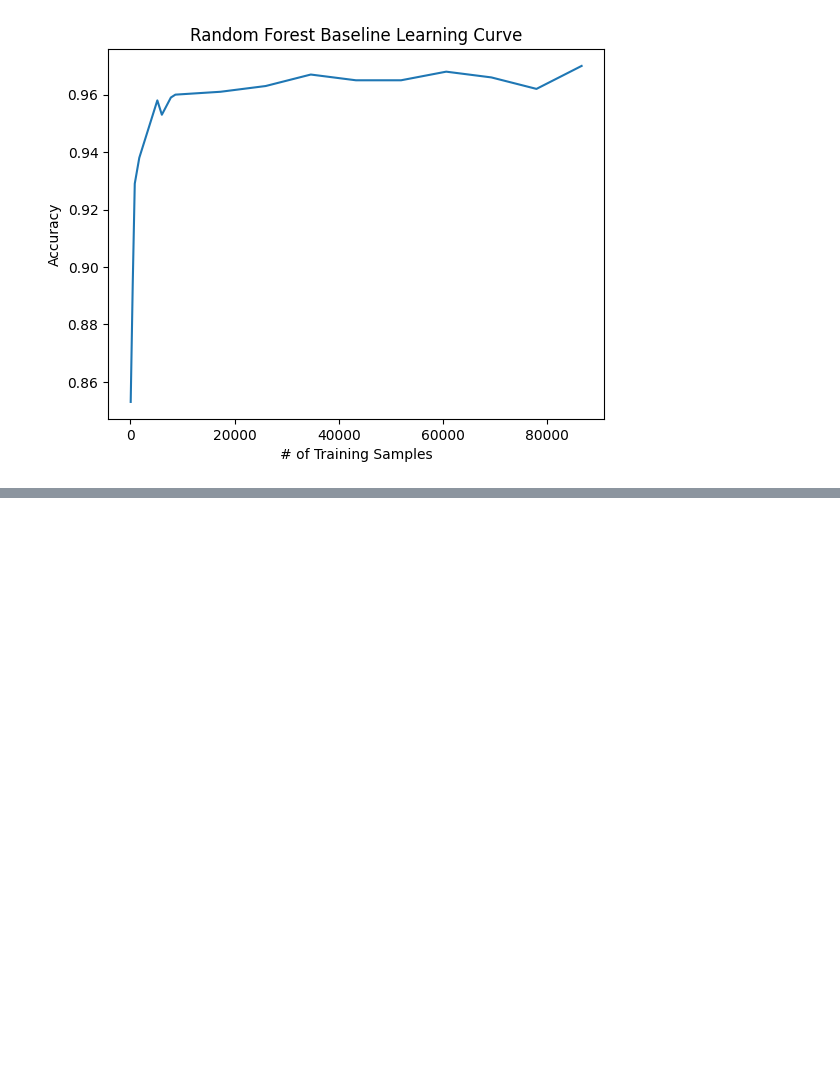
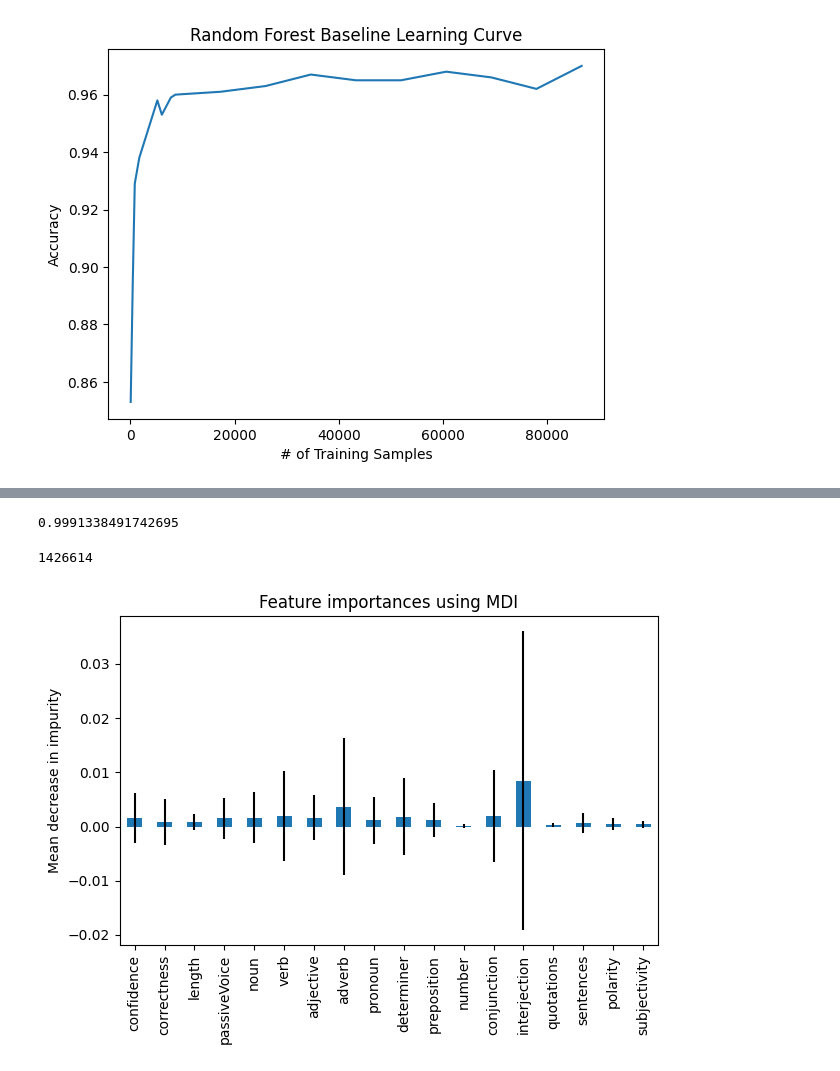
Before and after one commit to cabbabbage/cs345_project, a Jupyter notebook: notebook/cs345 Final Project.ipynb, the cells around one changed output, grey strips where cells are left out. Drawn from its saved outputs; the diff is of its cells as text; code cells hidden in the pictures; blank space fills up the shorter version.

```diff
--- a/notebook/cs345 Final Project.ipynb
+++ b/notebook/cs345 Final Project.ipynb
@@ -132,0 +172,76 @@ Put any of the code for feature extraction below or just give an overview of it.
+# %%
+df_features = pd.read_csv('added_features.csv')
+confidence = df_features.iloc[:, 1]
+correctness = df_features.iloc[:, 2]
+length = df_features.iloc[:, 3]
+passiveVoice = df_features.iloc[:, 5]
+noun = df_features.iloc[:, 6]
+verb = df_features.iloc[:, 7]
+adjective = df_features.iloc[:, 8]
+adverb = df_features.iloc[:, 9]
+pronoun = df_features.iloc[:, 10]
+determiner = df_features.iloc[:, 11]
+preposition = df_features.iloc[:, 12]
+number = df_features.iloc[:, 13]
+conjunction = df_features.iloc[:, 14]
+interjection = df_features.iloc[:, 15]
+quotations = df_features.iloc[:, 16]
+sentences = df_features.iloc[:, 17]
+polarity = sentiment_data.iloc[:,0]
+subjectivity = sentiment_data.iloc[:,1]
+# %%
+text = df_test.iloc[:,0]
+labels = df_test.iloc[:,1]
+
+features = pd.concat([confidence, correctness, length, passiveVoice, noun, verb, adjective, adverb, pronoun, determiner, preposition, number, conjunction, interjection, quotations, sentences, polarity, subjectivity], axis=1, ignore_index=True)
+# %%
+from scipy.sparse import hstack
+
+vec = feature_extraction.text.TfidfVectorizer(ngram_range=(1,2), analyzer='word')
+Train_text = df_test.iloc[0:69269]
+Test_text = df_test.iloc[69269:86587]
+
+X_train_text = vec.fit_transform(Train_text['text'])
+X_test_text = vec.transform(Test_text['text'])
+
+train_features = features.iloc[0:69269]
+test_features = features.iloc[69269:86587]
+
+X_train = hstack([X_train_text, train_features.values])
+X_test = hstack([X_test_text, test_features.values])
+
+y_train = labels.iloc[0:69269]
+y_test = labels.iloc[69269:86587]
+
+RF = RandomForestClassifier()
+RF.fit(X_train, y_train)
+with open("feature_RF.pkl", 'wb') as save:
+    pickle.dump(RF, save)
+
+y_pred = RF.predict(X_test)
+accuracy = metrics.accuracy_score(y_test, y_pred)
+print(accuracy)
+# %% [output]
+0.9991338491742695
+# %%
+from sklearn.inspection import permutation_importance
+from matplotlib import pyplot as plt
+
+feature_names = ['confidence', 'correctness', 'length', 'passiveVoice', 'noun', 'verb', 'adjective', 'adverb', 'pronoun', 'determiner', 'preposition', 'number', 'conjunction', 'interjection', 'quotations', 'sentences', 'polarity', 'subjectivity']
+
+importances = RF.feature_importances_
+print(len(importances))
+importances = RF.feature_importances_[1426596:1426614]
+std = np.std([tree.feature_importances_[1426596:1426614] for tree in RF.estimators_], axis=0)
+
+forest_importances = pd.Series(importances, index=feature_names)
+
+fig, ax = plt.subplots()
+forest_importances.plot.bar(yerr=std, ax=ax)
+ax.set_title("Feature importances using MDI")
+ax.set_ylabel("Mean decrease in impurity")
+fig.tight_layout()
+plt.show()
+# %% [output]
+1426614
+[figure, added]
```
Also changed, not shown: parts of 31 cells of this notebook.
